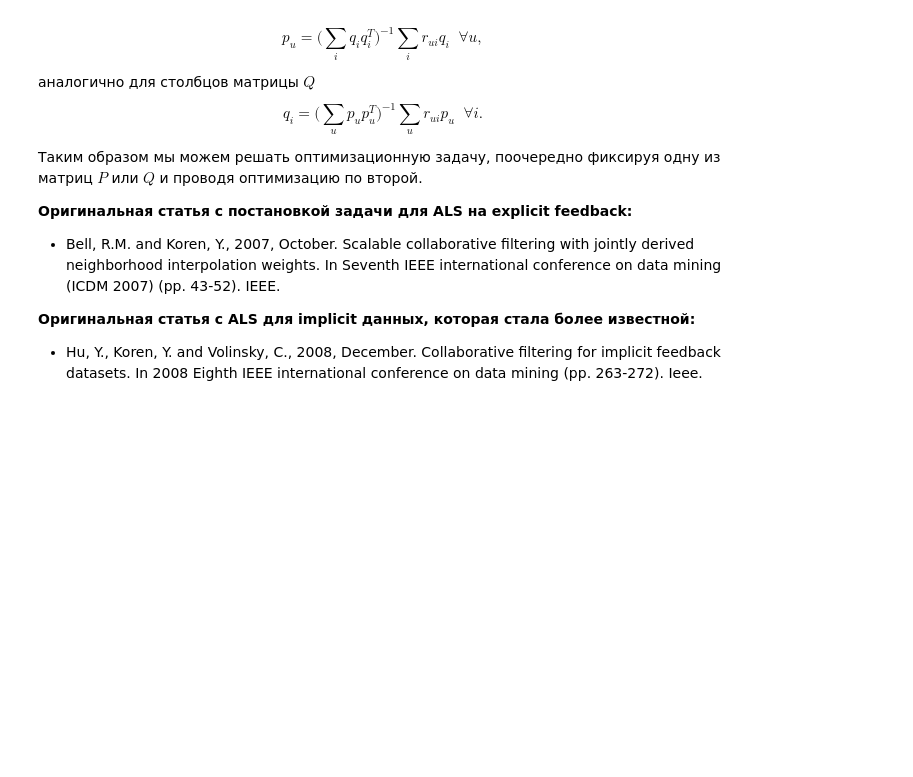
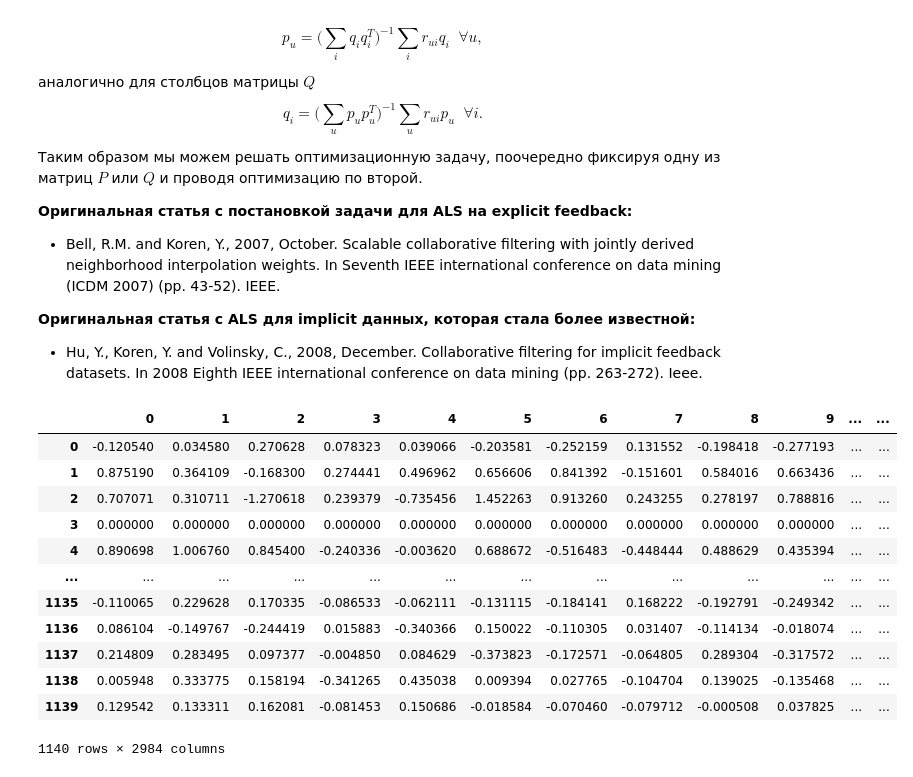
Before and after one commit to Kulikov17/MLDS_ML, a Jupyter notebook: Hometasks/HT5/Hometask5_RecSys.ipynb, the cells around one changed output. Cells and saved outputs as stored; diff of their text form; code cells hidden in the pictures; blank space fills up the shorter version.

```diff
--- a/Hometasks/HT5/Hometask5_RecSys.ipynb
+++ b/Hometasks/HT5/Hometask5_RecSys.ipynb
@@ -212,8 +221,8 @@ def create_sparse_matrix(interactions_df, n_users, n_articles):
     sparse_matrix = pd.DataFrame(0, index=n_users, columns=n_articles)
 
 
-    user_ids = interactions_df['personId'].values
-    content_ids = interactions_df['contentId'].values
+    user_ids = interactions_df['personId_enc'].values
+    content_ids = interactions_df['contentId_enc'].values
     eventStrengths = interactions_df['eventStrength'].values
 
 
@@ -222,8 +231,8 @@ def create_sparse_matrix(interactions_df, n_users, n_articles):
 
     return csr_matrix(sparse_matrix.values)
 # %%
-n_users = np.unique(interactions_full_df['personId'])
-n_articles = np.unique(interactions_full_df['contentId'])
+n_users = np.unique(interactions_full_df['personId_enc'])
+n_articles = np.unique(interactions_full_df['contentId_enc'])
 # %%
 data_train = create_sparse_matrix(interactions_train_df, n_users, n_articles)
 data_test = create_sparse_matrix(interactions_test_df, n_users, n_articles)
@@ -562,0 +683,18 @@ $$q_i = \bigg( \sum_u p_u p_u^T\bigg)^{-1}\sum_ur_{ui}p_u \;\; \forall i.$$
+# %%
+user_vecs, articles_vecs = implicit_weighted_ALS(data_train)
+# %%
+pd.DataFrame.sparse.from_spmatrix(user_vecs.dot(articles_vecs))
+# %% [output]
+|  | 0 | 1 | 2 | 3 | 4 | 5 | 6 | 7 | 8 | 9 | ... | ... |
+| 0 | -0.120540 | 0.034580 | 0.270628 | 0.078323 | 0.039066 | -0.203581 | -0.252159 | 0.131552 | -0.198418 | -0.277193 | ... | ... |
+| 1 | 0.875190 | 0.364109 | -0.168300 | 0.274441 | 0.496962 | 0.656606 | 0.841392 | -0.151601 | 0.584016 | 0.663436 | ... | ... |
+| 2 | 0.707071 | 0.310711 | -1.270618 | 0.239379 | -0.735456 | 1.452263 | 0.913260 | 0.243255 | 0.278197 | 0.788816 | ... | ... |
+| 3 | 0.000000 | 0.000000 | 0.000000 | 0.000000 | 0.000000 | 0.000000 | 0.000000 | 0.000000 | 0.000000 | 0.000000 | ... | ... |
+| 4 | 0.890698 | 1.006760 | 0.845400 | -0.240336 | -0.003620 | 0.688672 | -0.516483 | -0.448444 | 0.488629 | 0.435394 | ... | ... |
+| ... | ... | ... | ... | ... | ... | ... | ... | ... | ... | ... | ... | ... |
+| 1135 | -0.110065 | 0.229628 | 0.170335 | -0.086533 | -0.062111 | -0.131115 | -0.184141 | 0.168222 | -0.192791 | -0.249342 | ... | ... |
+| 1136 | 0.086104 | -0.149767 | -0.244419 | 0.015883 | -0.340366 | 0.150022 | -0.110305 | 0.031407 | -0.114134 | -0.018074 | ... | ... |
+| 1137 | 0.214809 | 0.283495 | 0.097377 | -0.004850 | 0.084629 | -0.373823 | -0.172571 | -0.064805 | 0.289304 | -0.317572 | ... | ... |
+| 1138 | 0.005948 | 0.333775 | 0.158194 | -0.341265 | 0.435038 | 0.009394 | 0.027765 | -0.104704 | 0.139025 | -0.135468 | ... | ... |
+| 1139 | 0.129542 | 0.133311 | 0.162081 | -0.081453 | 0.150686 | -0.018584 | -0.070460 | -0.079712 | -0.000508 | 0.037825 | ... | ... |
+1140 rows × 2984 columns
```
Also changed, not shown: parts of 12 cells of this notebook.
